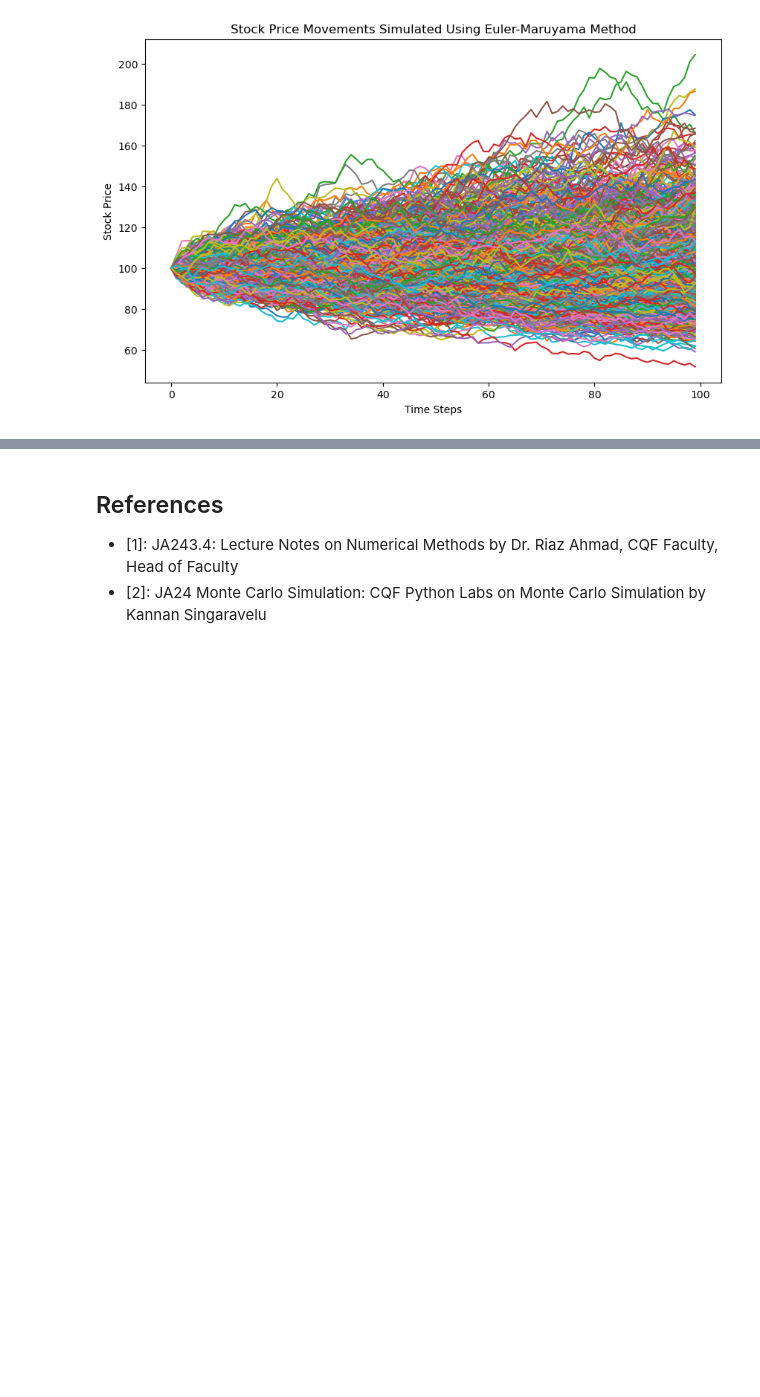
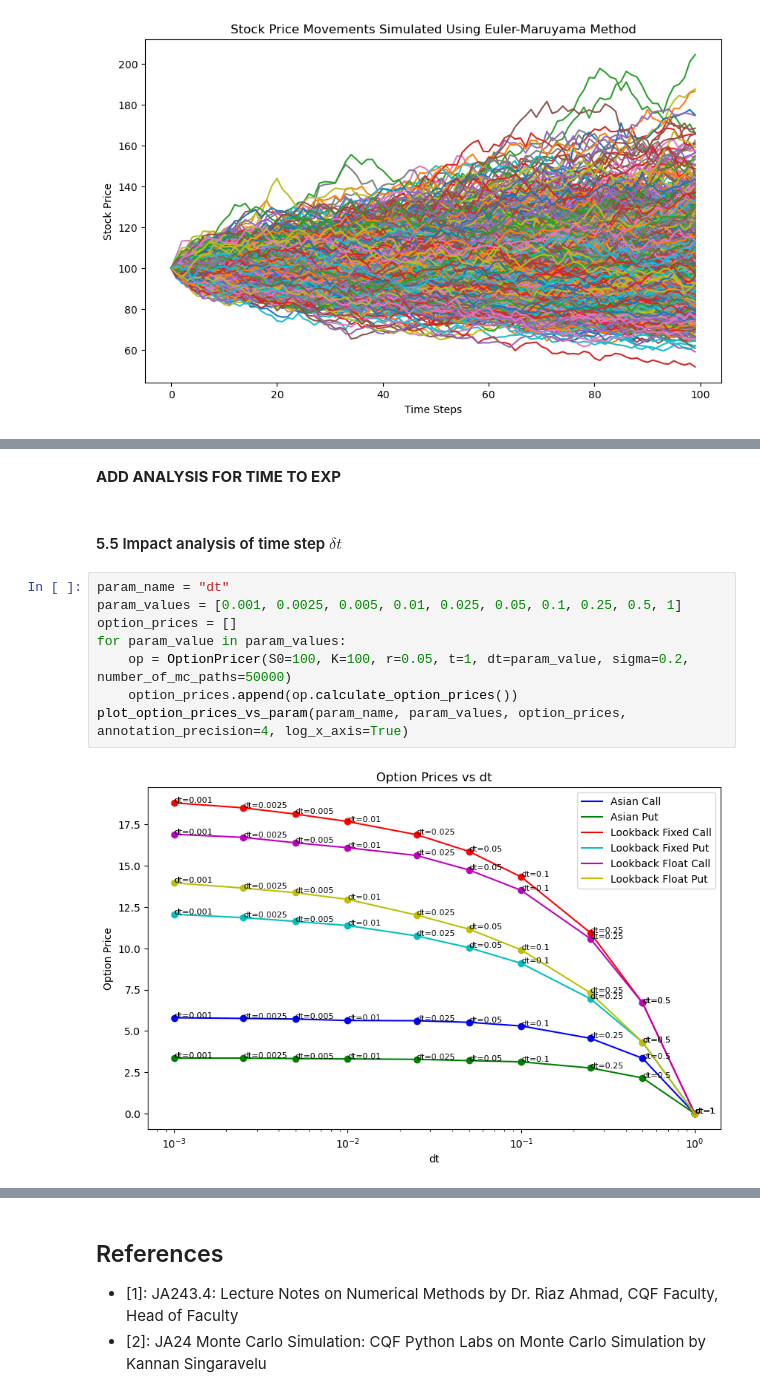
Before and after one commit to heidi123123/cqf, a Jupyter notebook: Exams/2/Exam2.ipynb, the cells around one changed output, grey strips where cells are left out. Drawn from its saved outputs; the diff is of its cells as text; blank space fills up the shorter version.

```diff
--- a/Exams/2/Exam2.ipynb
+++ b/Exams/2/Exam2.ipynb
@@ -200,0 +344,14 @@ plt.show()
+# %% [markdown]
+**ADD ANALYSIS FOR TIME TO EXP**
+# %% [markdown]
+#### 5.5 Impact analysis of time step $\delta t$
+# %%
+param_name = "dt"
+param_values = [0.001, 0.0025, 0.005, 0.01, 0.025, 0.05, 0.1, 0.25, 0.5, 1]
+option_prices = []
+for param_value in param_values:
+    op = OptionPricer(S0=100, K=100, r=0.05, t=1, dt=param_value, sigma=0.2, number_of_mc_paths=50000)
+    option_prices.append(op.calculate_option_prices())
+plot_option_prices_vs_param(param_name, param_values, option_prices, annotation_precision=4, log_x_axis=True)
+# %% [output]
+[figure, added]
```
Also changed, not shown: parts of 40 cells of this notebook.
